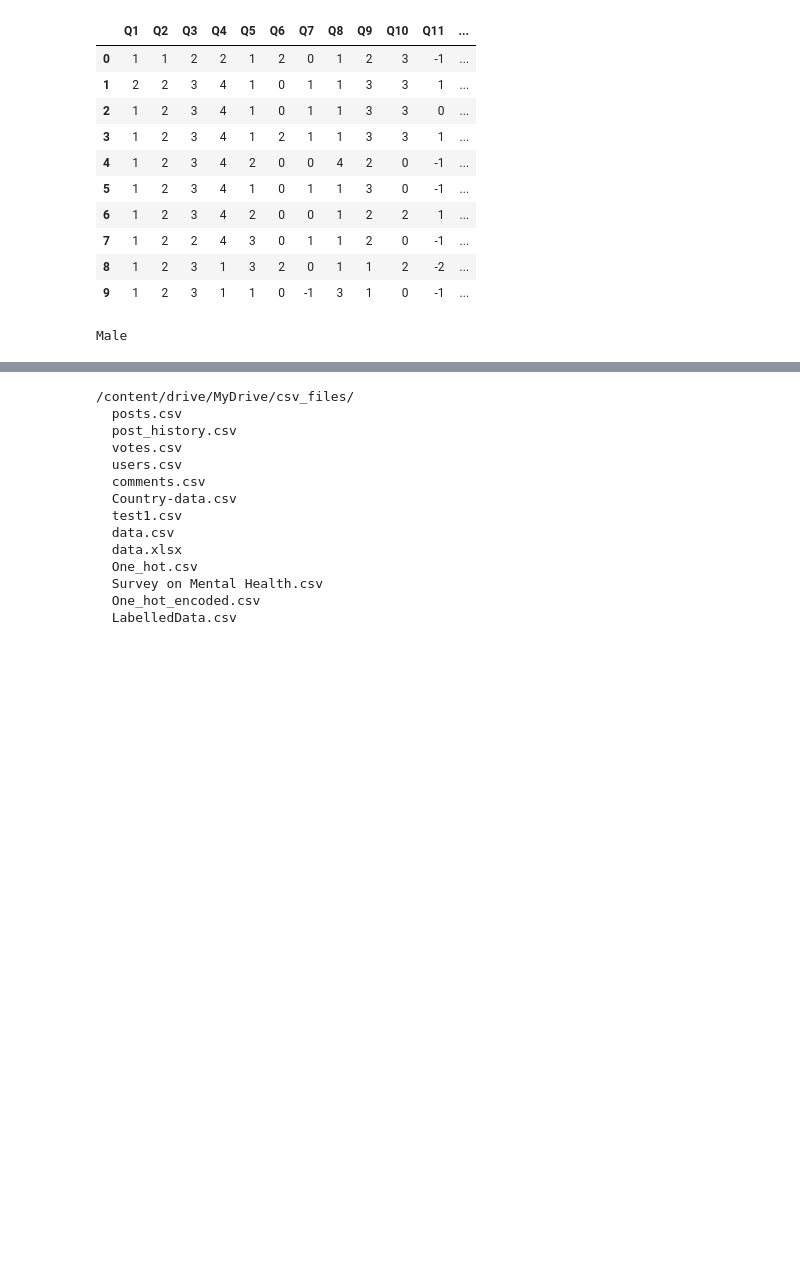
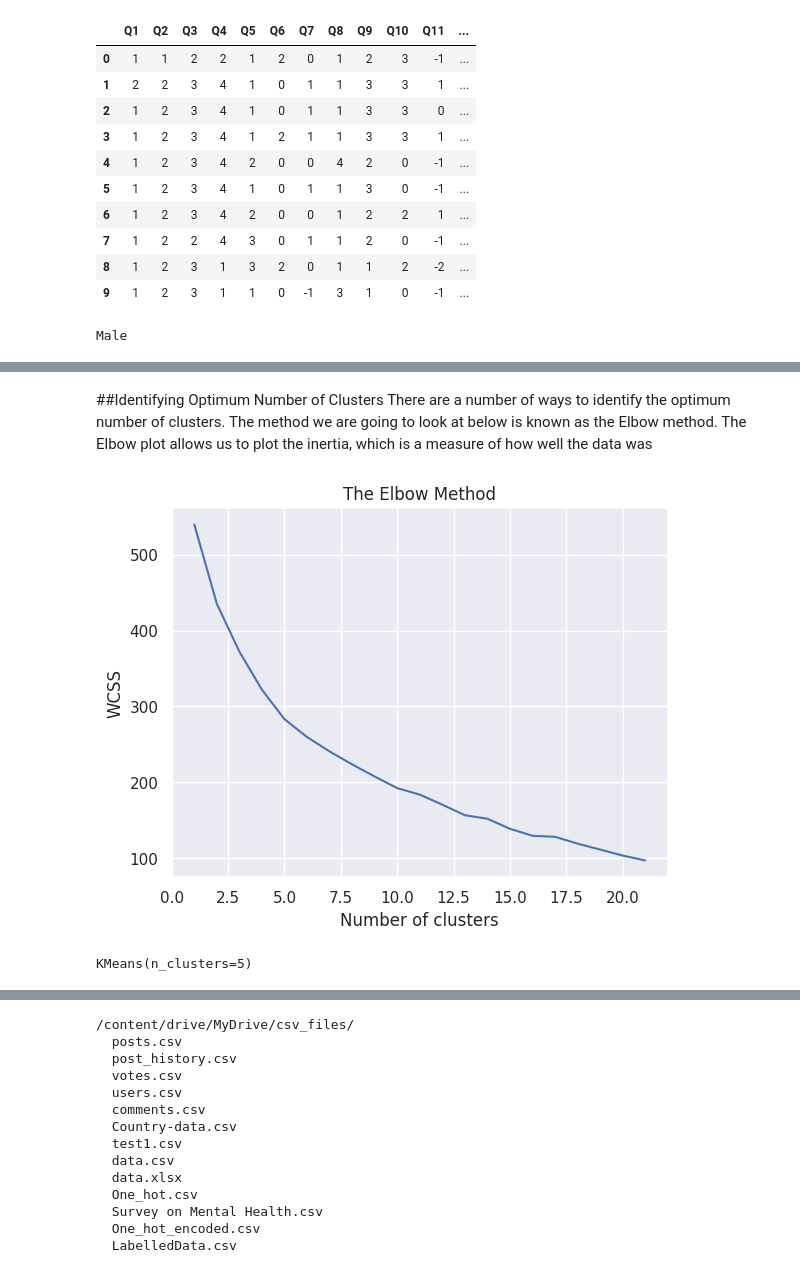
Before and after one commit to fardinahsan84/Survey-on-Mental-Health-across-Canada, a Jupyter notebook: Project1.ipynb, the cells around one changed output, grey strips where cells are left out. Saved outputs shown, nothing was run; the diff lists cells and outputs as text; code cells hidden in the pictures; blank space fills up the shorter version.

```diff
--- a/Project1.ipynb
+++ b/Project1.ipynb
@@ -194,0 +239,5 @@ Male
+# %%
+ss = StandardScaler()
+# %%
+X = data_to_test
+data_to_test[['Q1_T', 'Q2_T', 'Q3_T', 'Q4_T', 'Q5_T', 'Q6_T', 'Q7_T', 'Q8_T','Q9_T', 'Q10_T', 'Q11_T', 'Q12_T','Q13_T', 'Q14_T', 'Q15_T', 'Q16_T','Q17_T', 'Q18_T', 'Q19_T', 'Q20_T', 'Q21_T', 'Q22_T']] = ss.fit_transform(X)
@@ -194,0 +257,22 @@ Male
+# %% [markdown]
+##Identifying Optimum Number of Clusters
+There are a number of ways to identify the optimum number of clusters. The method we are going to look at below is known as the Elbow method.
+The Elbow plot allows us to plot the inertia, which is a measure of how well the data was
+# %%
+def optimise_k_means(data, k_max):
+  wcss=[]
+  for i in range(1,k_max):
+    kmeans = KMeans(i)
+    kmeans.fit(data)
+    wcss_iter = kmeans.inertia_
+    wcss.append(wcss_iter)
+
+  number_clusters = range(1,k_max)
+  plt.plot(number_clusters,wcss)
+  plt.title('The Elbow Method')
+  plt.xlabel('Number of clusters')
+  plt.ylabel('WCSS')
+# %%
+optimise_k_means(data_to_test[['Q5_T', 'Q6_T', 'Q7_T', 'Q8_T','Q9_T', 'Q10_T']], 22)
+# %% [output]
+[figure, added]
@@ -194,0 +281,6 @@ Male
+# %%
+c_clustering = ['Q5_T', 'Q6_T', 'Q7_T', 'Q8_T','Q9_T', 'Q10_T']
+kmeans = KMeans(5)
+kmeans.fit(data_to_test[c_clustering])
+# %% [output]
+KMeans(n_clusters=5)
```
Also changed, not shown: parts of 11 cells of this notebook.
